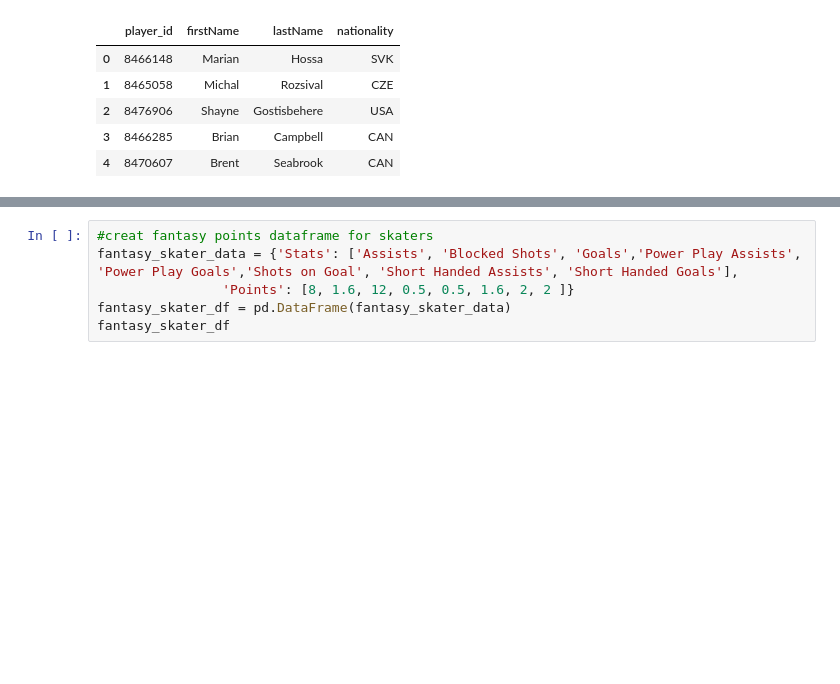
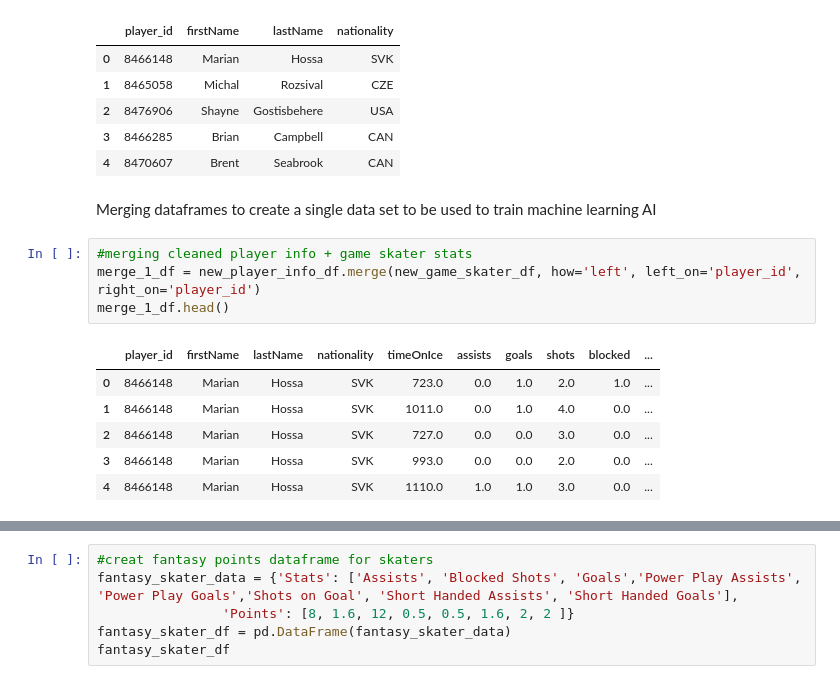
Before and after one commit to mattuzi17/ETL-Project, a Jupyter notebook: NHL_jupyternotebook.ipynb, the cells around one changed output, grey strips where cells are left out. Drawn from its saved outputs; the diff is of its cells as text; blank space fills up the shorter version.

```diff
--- a/NHL_jupyternotebook.ipynb
+++ b/NHL_jupyternotebook.ipynb
@@ -73,3 +73,16 @@ new_player_info_df .head()
 | 2 | 8476906 | Shayne | Gostisbehere | USA |
 | 3 | 8466285 | Brian | Campbell | CAN |
 | 4 | 8470607 | Brent | Seabrook | CAN |
+# %% [markdown]
+Merging dataframes to create a single data set to be used to train machine learning AI
+# %%
+#merging cleaned player info + game skater stats
+merge_1_df = new_player_info_df.merge(new_game_skater_df, how='left', left_on='player_id', right_on='player_id')
+merge_1_df.head()
+# %% [output]
+|  | player_id | firstName | lastName | nationality | timeOnIce | assists | goals | shots | blocked | ... |
+| 0 | 8466148 | Marian | Hossa | SVK | 723.0 | 0.0 | 1.0 | 2.0 | 1.0 | ... |
+| 1 | 8466148 | Marian | Hossa | SVK | 1011.0 | 0.0 | 1.0 | 4.0 | 0.0 | ... |
+| 2 | 8466148 | Marian | Hossa | SVK | 727.0 | 0.0 | 0.0 | 3.0 | 0.0 | ... |
+| 3 | 8466148 | Marian | Hossa | SVK | 993.0 | 0.0 | 0.0 | 2.0 | 0.0 | ... |
+| 4 | 8466148 | Marian | Hossa | SVK | 1110.0 | 1.0 | 1.0 | 3.0 | 0.0 | ... |
```
Also changed, not shown: parts of 6 cells of this notebook, 5 other files.
